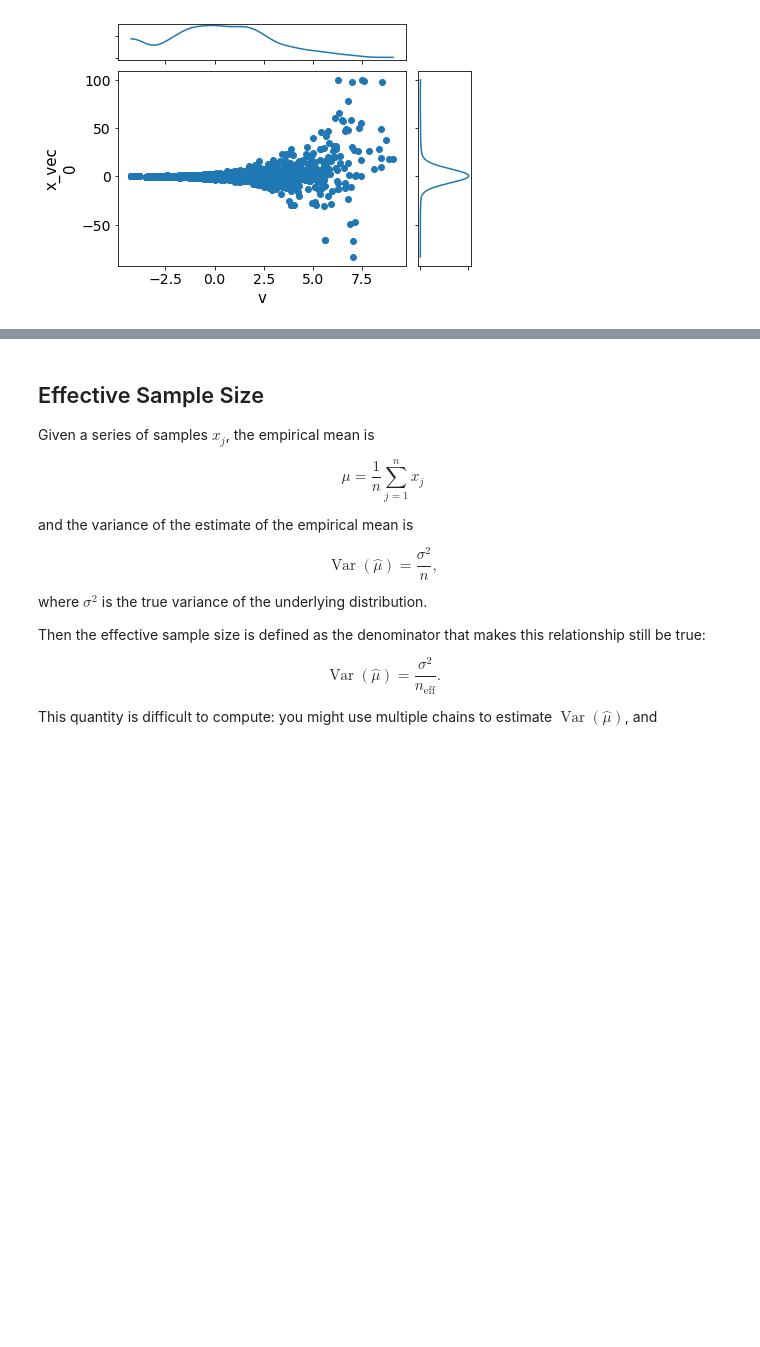
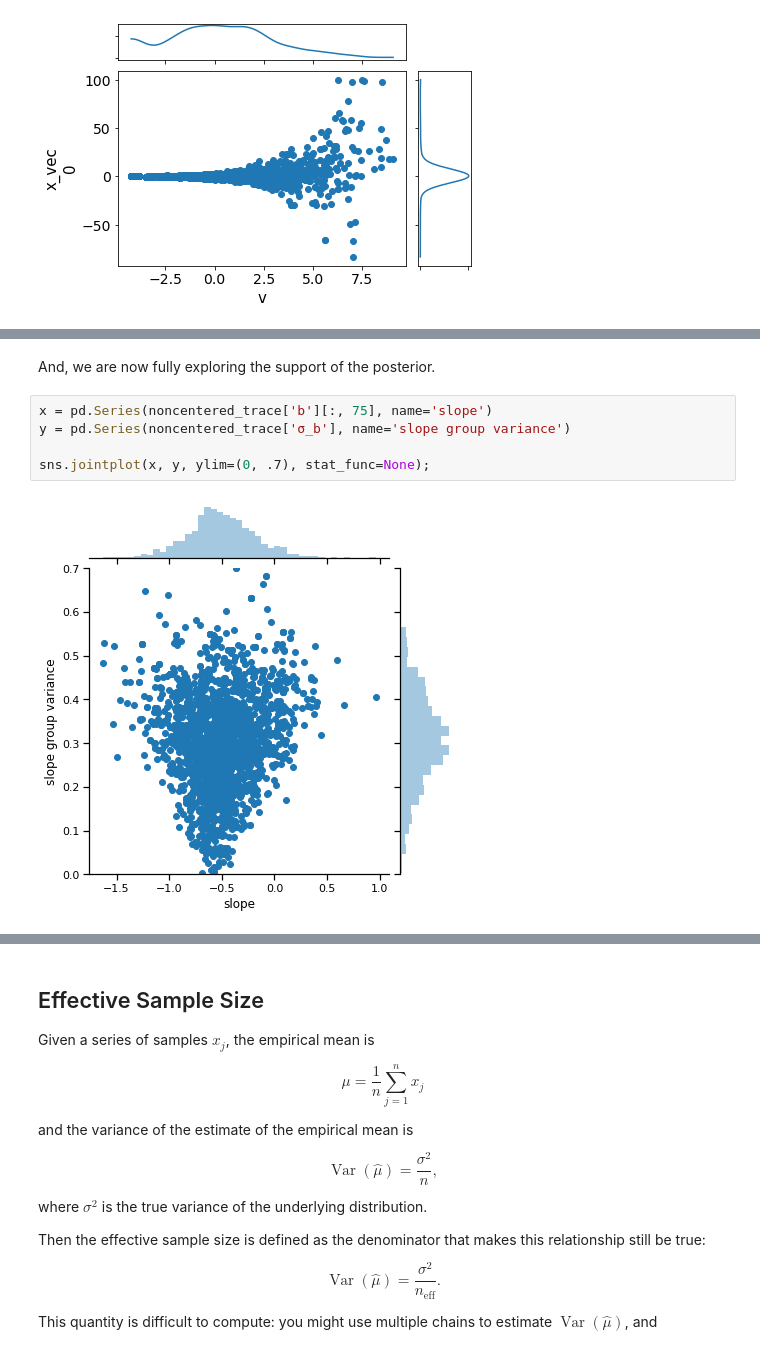
Before and after one commit to fonnesbeck/Bayes_Computing_Course, a Jupyter notebook: notebooks/Section3_2-Diagnostics.ipynb, the cells around one changed output, grey strips where cells are left out. Cells and saved outputs as stored; diff of their text form; blank space fills up the shorter version.

```diff
--- a/notebooks/Section3_2-Diagnostics.ipynb
+++ b/notebooks/Section3_2-Diagnostics.ipynb
@@ -61,0 +145,9 @@ pm.plot_joint(trace);
+# %% [markdown]
+And, we are now fully exploring the support of the posterior.
+# %%
+x = pd.Series(noncentered_trace['b'][:, 75], name='slope')
+y = pd.Series(noncentered_trace['σ_b'], name='slope group variance')
+
+sns.jointplot(x, y, ylim=(0, .7), stat_func=None);
+# %% [output]
+[figure, added]
```
Also changed, not shown: parts of 11 cells of this notebook, 7 other files.
